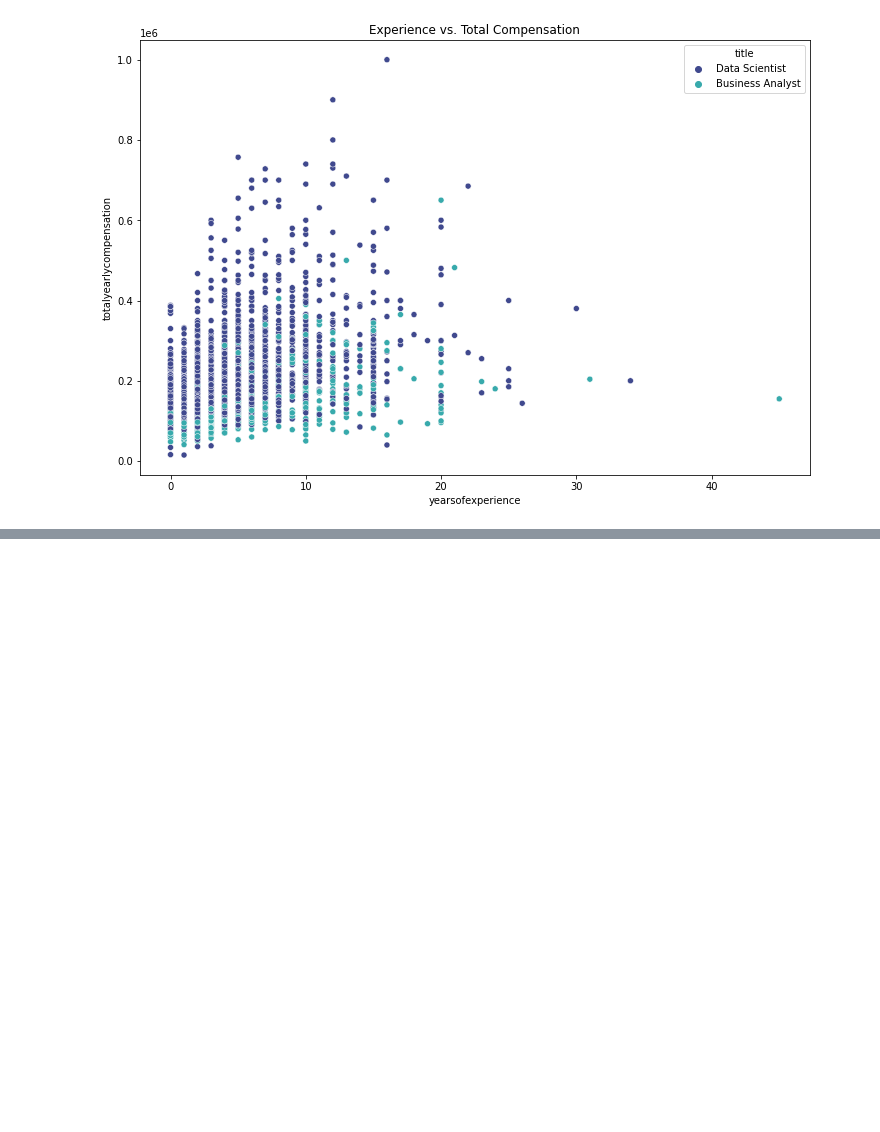
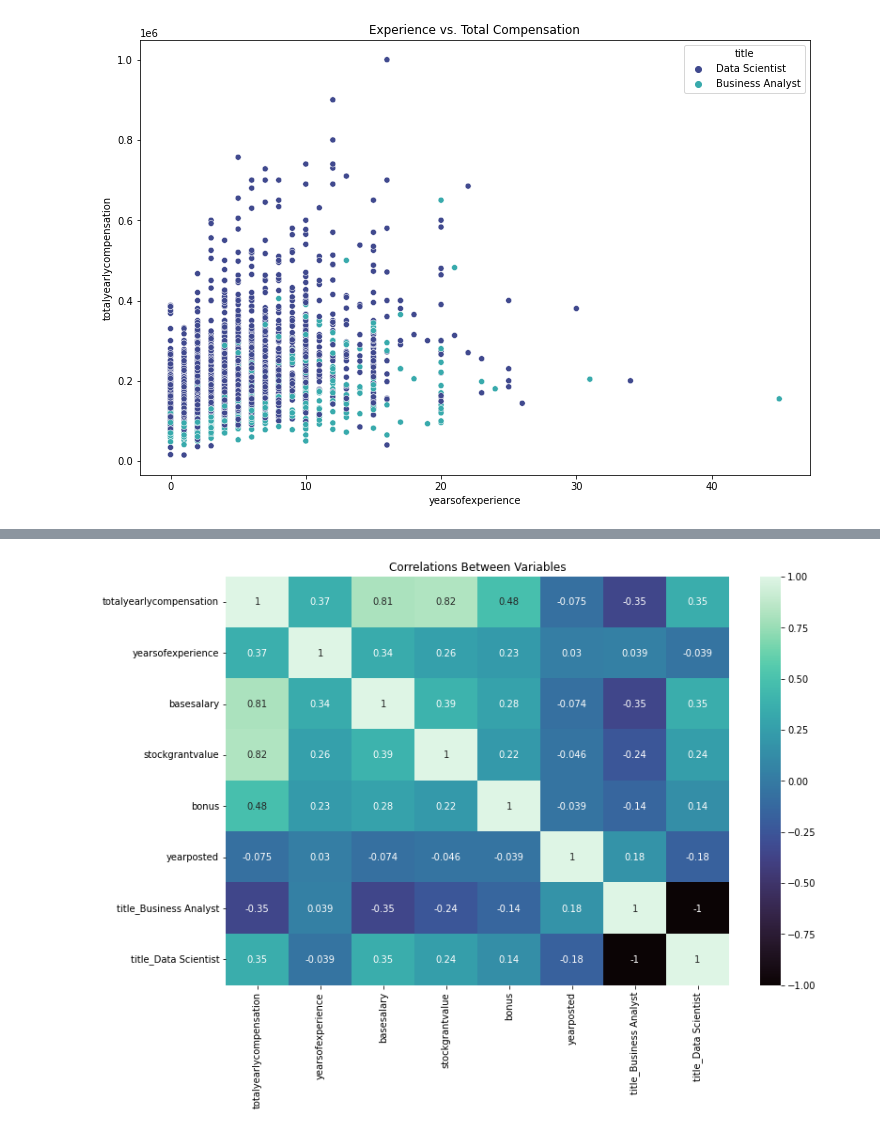
Before and after one commit to cllanesgit/GroupProject, a Jupyter notebook: Data_Science_Salary_Machine_Learning_Model.ipynb, the cells around one changed output, grey strips where cells are left out. Cells and saved outputs as stored; diff of their text form; code cells hidden in the pictures; blank space fills up the shorter version.

```diff
--- a/Data_Science_Salary_Machine_Learning_Model.ipynb
+++ b/Data_Science_Salary_Machine_Learning_Model.ipynb
@@ -422,0 +350,3 @@ plt.show()
+# %%
+# Add dummies data for categorical variables and drop non-beneficiary columns
+df = pd.get_dummies(ml_df.drop(["company", "yearquarter"], axis = 1))
@@ -422,0 +362,8 @@ plt.show()
+# %%
+# Check correlation
+plt.figure(figsize=(12,8))
+sns.heatmap(df.corr(), cmap="mako", annot = True)
+plt.title("Correlations Between Variables")
+plt.show()
+# %% [output]
+[figure, added]
```
Also changed, not shown: parts of 47 cells of this notebook.
